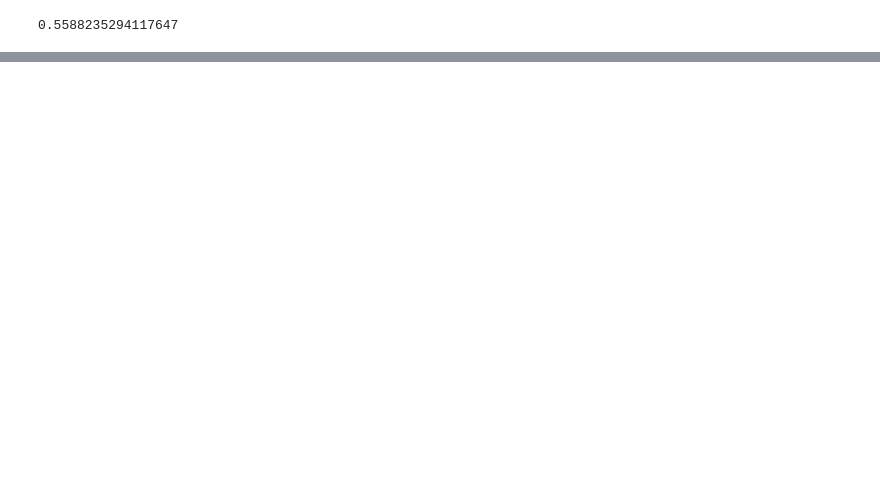
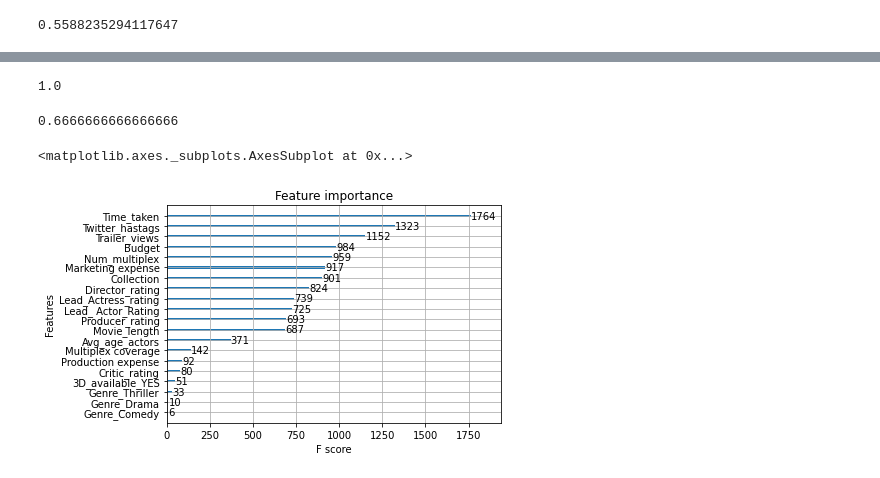
Before and after one commit to SatyamRastogiD/Coursera_Courses, a Jupyter notebook: Classification_Tree.ipynb, the cells around one changed output, grey strips where cells are left out. Cells and saved outputs as stored; diff of their text form; code cells hidden in the pictures; blank space fills up the shorter version.

```diff
--- a/Classification_Tree.ipynb
+++ b/Classification_Tree.ipynb
@@ -144,0 +372,4 @@ accuracy_score(y_test,clftree2.predict(X_test))
+# %%
+ada_clf2 = AdaBoostClassifier(rf_clf, n_estimators= 500 , learning_rate= 0.05)
+# %%
+ada_clf2.fit(X_train,y_train)
@@ -144,0 +402,4 @@ accuracy_score(y_test,clftree2.predict(X_test))
+# %%
+xgb_clf = xgb.XGBClassifier(max_depth=5, n_estimators= 10000, learning_rate=0.3, n_jobs= -1 )
+# %%
+xgb_clf.fit(X_train, y_train)
@@ -144,0 +414,13 @@ accuracy_score(y_test,clftree2.predict(X_test))
+# %%
+accuracy_score(y_train, xgb_clf.predict(X_train))
+# %% [output]
+1.0
+# %%
+accuracy_score(y_test, xgb_clf.predict(X_test))
+# %% [output]
+0.6666666666666666
+# %%
+xgb.plot_importance(xgb_clf)
+# %% [output]
+<matplotlib.axes._subplots.AxesSubplot at 0x...>
+[figure, added]
```
Also changed, not shown: parts of 59 cells of this notebook.
